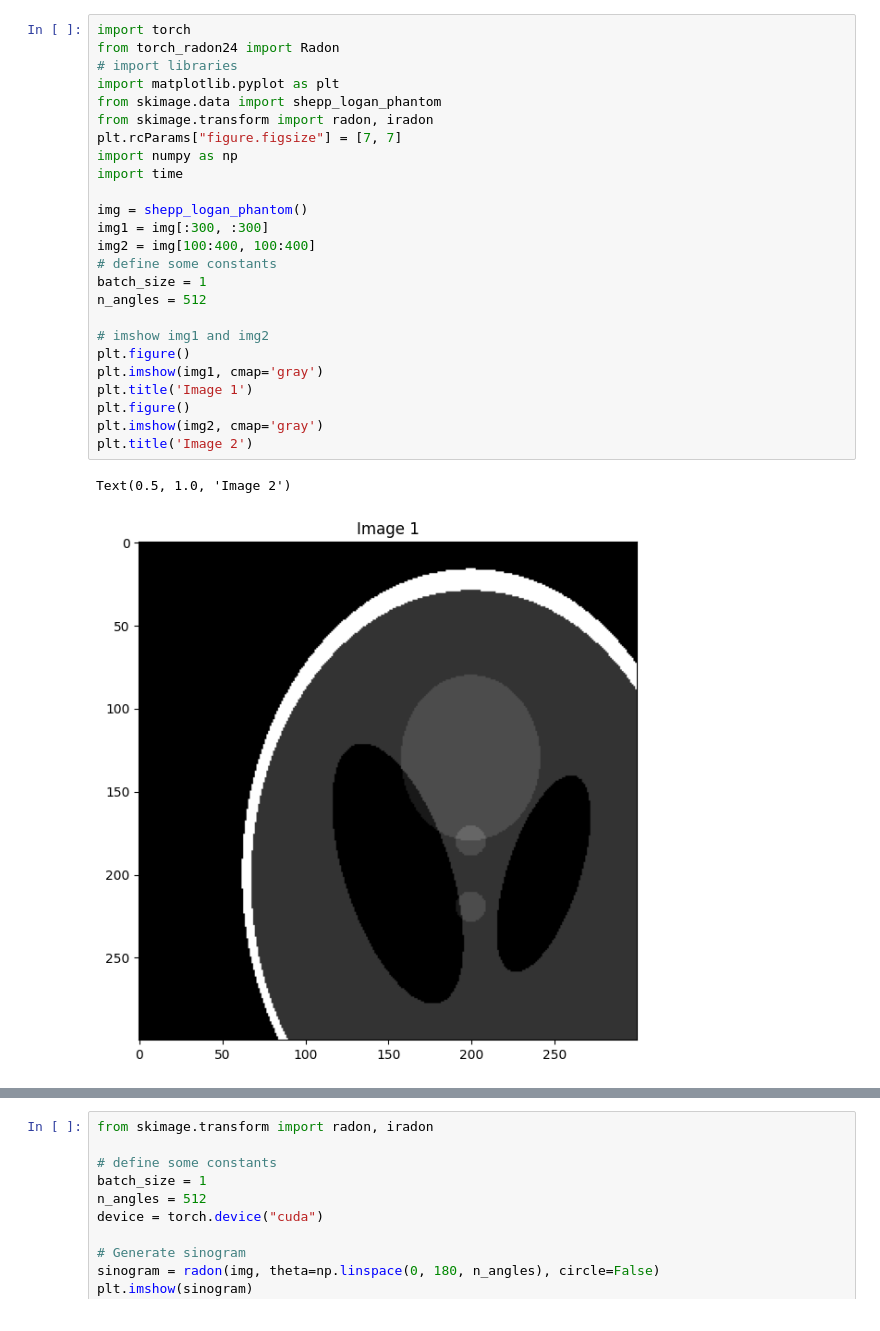
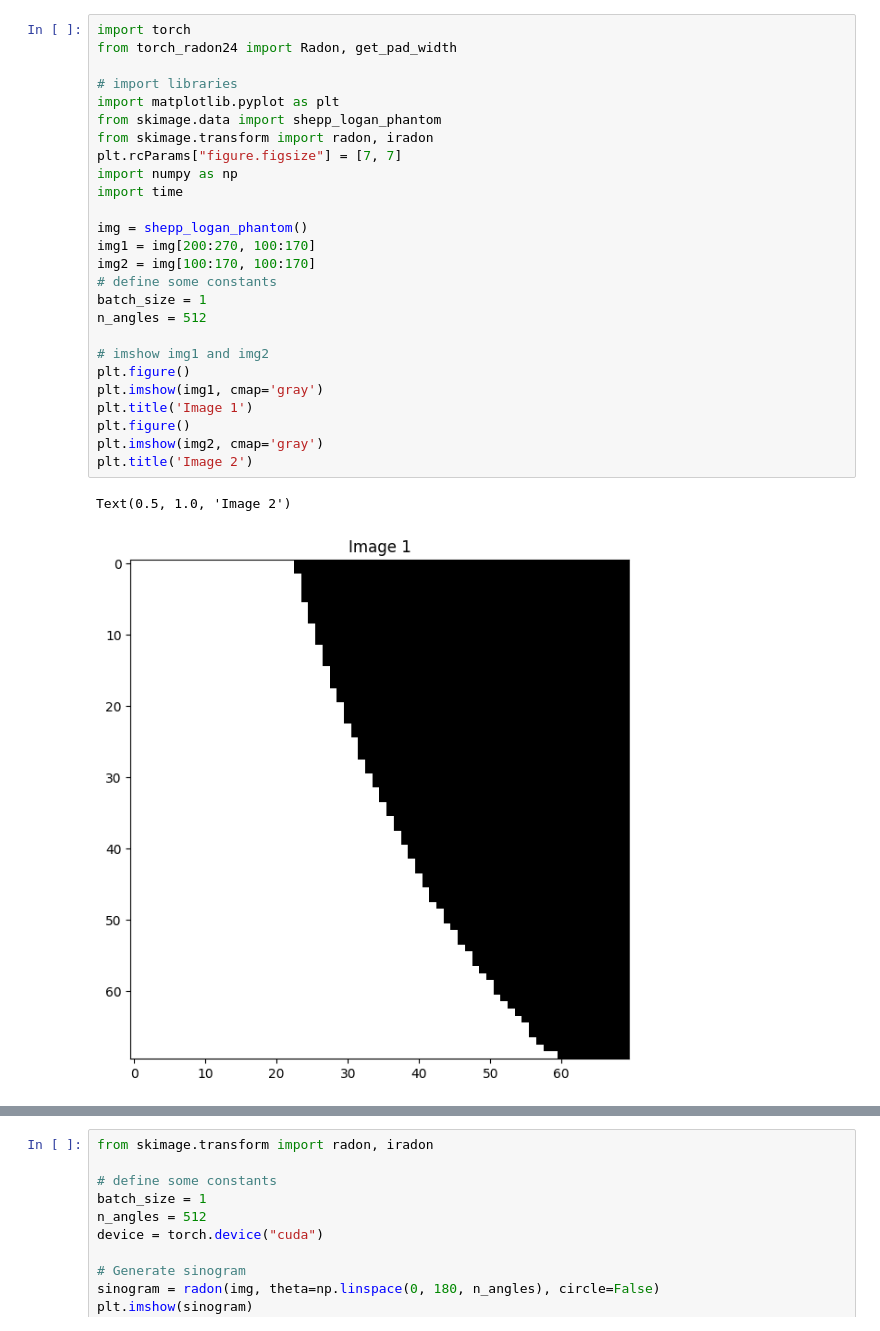
Before and after one commit to QBioImaging/torch_radon24, a Jupyter notebook: tutorial_usage.ipynb, the cells around one changed output, grey strips where cells are left out. Drawn from its saved outputs; the diff is of its cells as text.

```diff
--- a/tutorial_usage.ipynb
+++ b/tutorial_usage.ipynb
@@ -1,28 +1,29 @@
 # %%
 import torch
-from torch_radon24 import Radon
+from torch_radon24 import Radon, get_pad_width
+
 # import libraries
 import matplotlib.pyplot as plt
 from skimage.data import shepp_logan_phantom
 from skimage.transform import radon, iradon
 plt.rcParams["figure.figsize"] = [7, 7]
 import numpy as np
 import time
 
 img = shepp_logan_phantom()
-img1 = img[:300, :300]
-img2 = img[100:400, 100:400]
+img1 = img[200:270, 100:170]
+img2 = img[100:170, 100:170]
 # define some constants
 batch_size = 1
 n_angles = 512
 
 # imshow img1 and img2
 plt.figure()
 plt.imshow(img1, cmap='gray')
 plt.title('Image 1')
 plt.figure()
 plt.imshow(img2, cmap='gray')
 plt.title('Image 2')
 # %% [output]
 Text(0.5, 1.0, 'Image 2')
-[figure, old version]
+[figure, new version]
```
Also changed, not shown: parts of 2 cells of this notebook, 3 other files.
